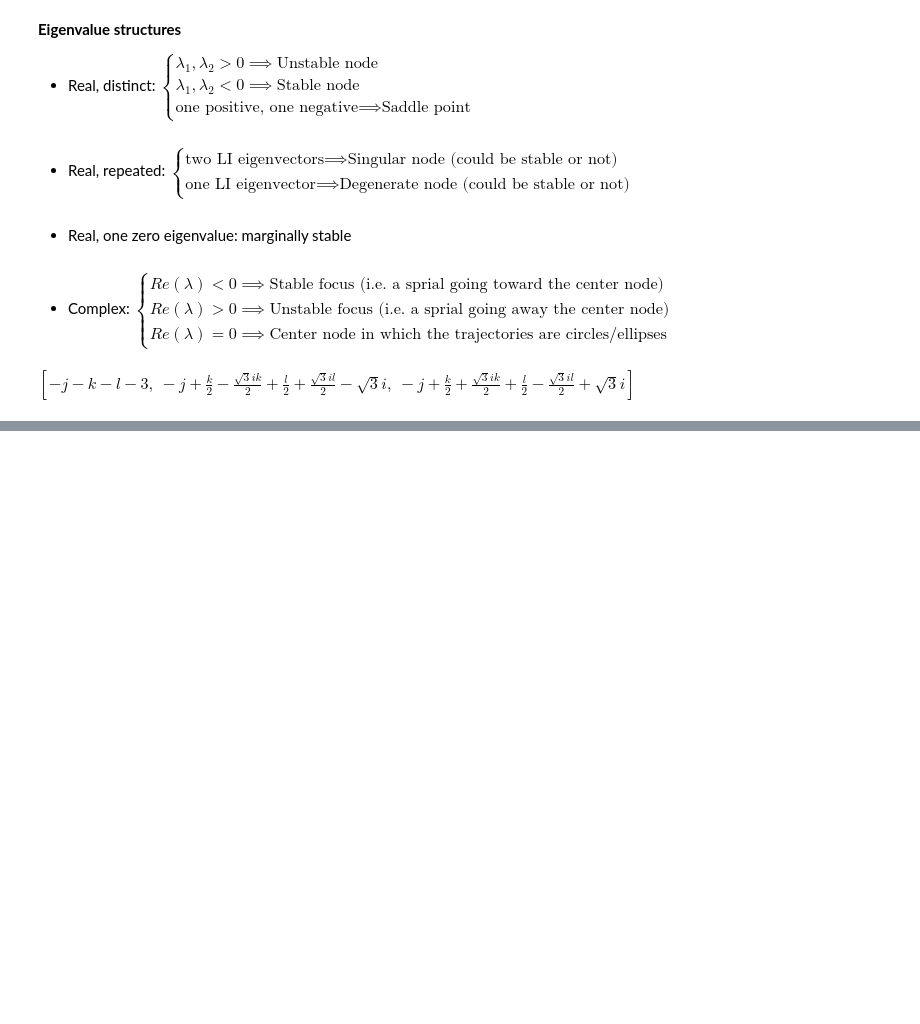
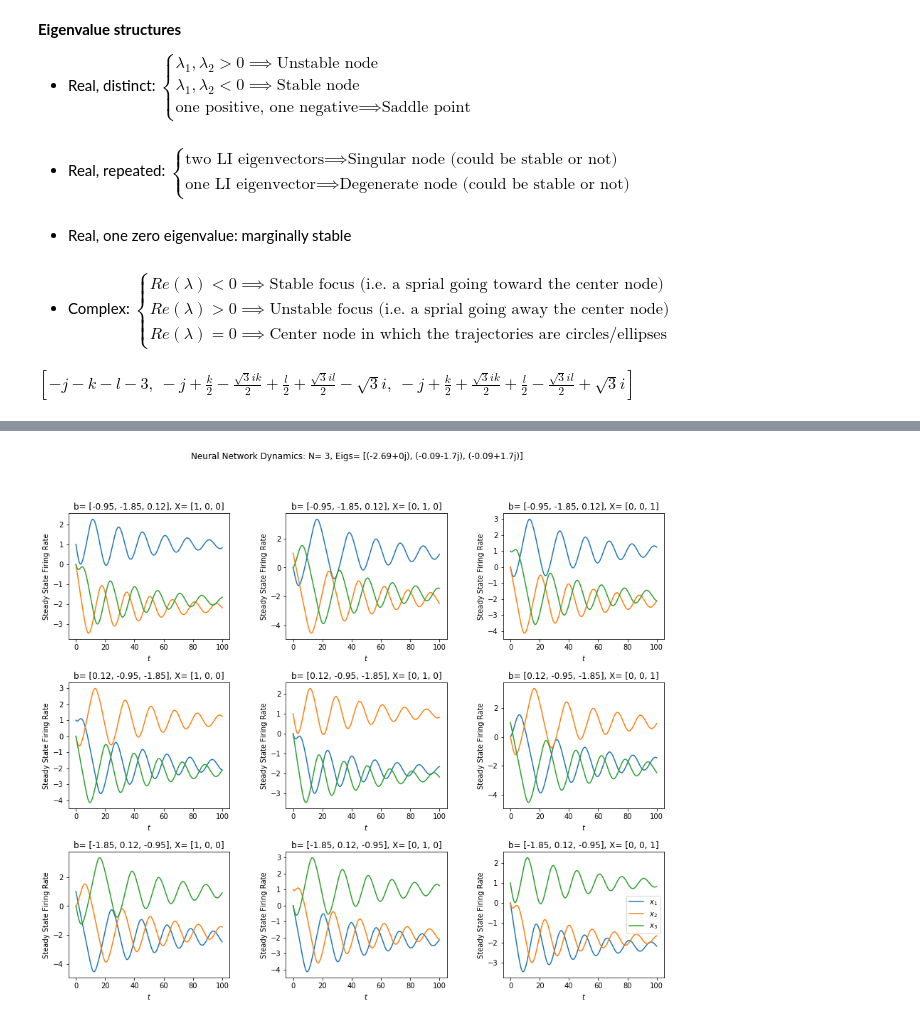
Before and after one commit to kegedy/EE502P, a Jupyter notebook: hw/kevin/HW10.ipynb, the cells around one changed output, grey strips where cells are left out. Cells and saved outputs as stored; diff of their text form; code cells hidden in the pictures; blank space fills up the shorter version.

```diff
--- a/hw/kevin/HW10.ipynb
+++ b/hw/kevin/HW10.ipynb
@@ -407 +376,72 @@ plt.show();
+# %%
+W = generate_stable_weights(N)
+
+# Format Eigenvalues
+_W = sp.Matrix(W)
+eigs = list(_W.eigenvals().keys())
+eigs = [complex(eig.evalf()) for eig in eigs]
+for i,eig in enumerate(eigs):
+    eigs[i] = complex(round(eig.real,2),round(eig.imag,2))
+
+# Stable Plot
+fig = plt.figure(figsize=(15,12))
+plt.subplots_adjust(hspace=0.35)
+plt.subplots_adjust(wspace=0.35)
+plt.suptitle(f"Neural Network Dynamics: N= {N}, Eigs= {eigs}")
+
+# Bias
+B = [W[0,:],W[1,:],W[2,:]]
+
+# Initial Conditions
+X = [[1,0,0],[0,1,0],[0,0,1]]
+#X = [[generate_initial_cond(N)],generate_initial_cond(N),generate_initial_cond(N)]
+
+for i,b in enumerate(B):
+    # Calculate Trajectory0
+    x = X[0]
+    trajectory0 = spi.odeint(firing_rates,x,t,args=(W,b,N))
+    x = [round(xi,2) for xi in x]
+    b = [round(bi,2) for bi in b]
+
+    # Plot Trajectory0
+    ax = fig.add_subplot(3, 3, 1+3*i)
+    ax.plot(t,np.real(trajectory0[:,0]),label="$x_1$")
+    ax.plot(t,np.real(trajectory0[:,1]),label="$x_2$")
+    ax.plot(t,np.real(trajectory0[:,2]),label="$x_3$")
+    ax.set_xlabel("$t$")
+    ax.set_ylabel("Steady State Firing Rate")
+    ax.set_title(f"b= {b}, X= {x}")
+
+    # Calculate Trajectory1
+    x = X[1]
+    trajectory1 = spi.odeint(firing_rates,x,t,args=(W,b,N))
+    x = [round(xi,2) for xi in x]
+
+    # Plot Trajectory1
+    ax = fig.add_subplot(3, 3, 2+3*i)
+    ax.plot(t,np.real(trajectory1[:,0]),label="$x_1$")
+    ax.plot(t,np.real(trajectory1[:,1]),label="$x_2$")
+    ax.plot(t,np.real(trajectory1[:,2]),label="$x_3$")
+    ax.set_xlabel("$t$")
+    ax.set_ylabel("Steady State Firing Rate")
+    ax.set_title(f"b= {b}, X= {x}")
+
+    # Calculate Trajectory2
+    x = X[2]
+    trajectory2 = spi.odeint(firing_rates,x,t,args=(W,b,N))
+    x = [round(xi,2) for xi in x]
+
+    # Plot Trajectory2
+    ax = fig.add_subplot(3, 3, 3+3*i)
+    ax.plot(t,np.real(trajectory2[:,0]),label="$x_1$")
+    ax.plot(t,np.real(trajectory2[:,1]),label="$x_2$")
+    ax.plot(t,np.real(trajectory2[:,2]),label="$x_3$")
+    ax.set_xlabel("$t$")
+    ax.set_ylabel("Steady State Firing Rate")
+    ax.set_title(f"b= {b}, X= {x}")
+
+plt.legend()
+plt.show();
+# %% [output]
+[figure, added]
 # %%
```
Also changed, not shown: parts of 23 cells of this notebook.
